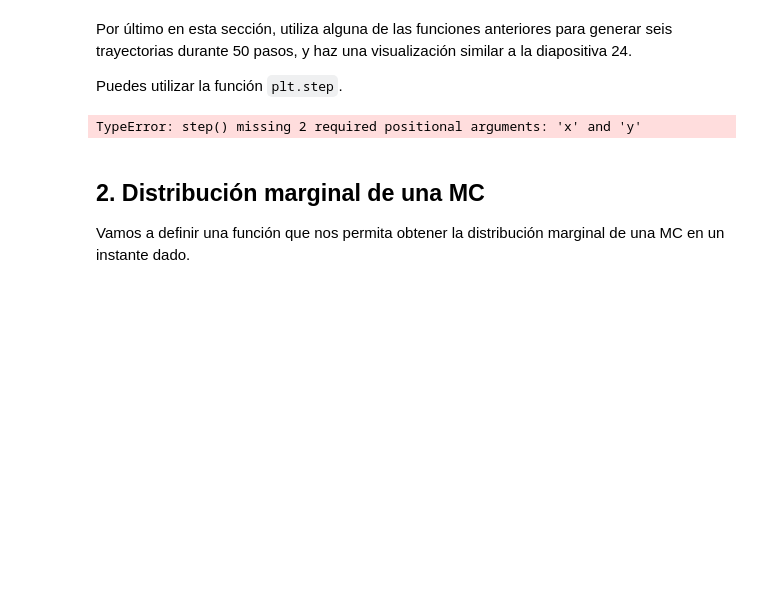
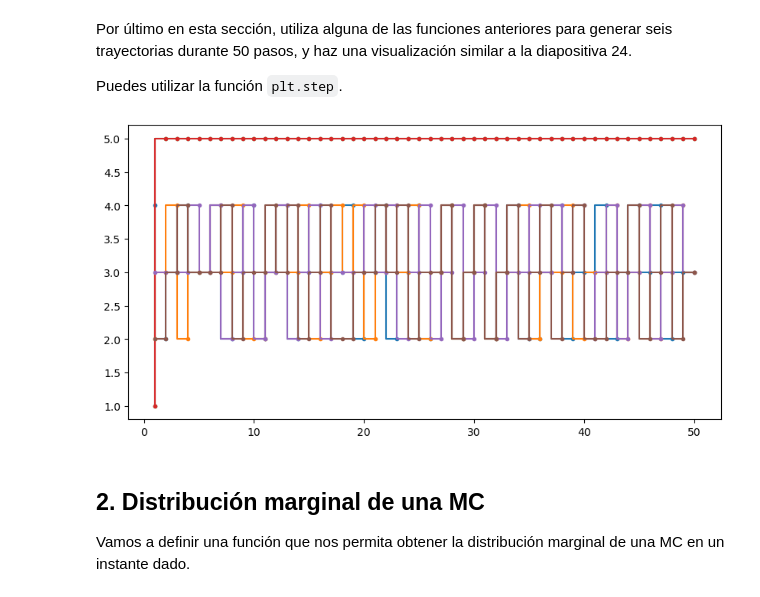
Before and after one commit to raido5/UGR, a Jupyter notebook: Procesos/Copie_de_MC_PRADO.ipynb, the cells around one changed output. Cells and saved outputs as stored; diff of their text form; code cells hidden in the pictures; blank space fills up the shorter version.

````diff
--- a/Procesos/Copie_de_MC_PRADO.ipynb
+++ b/Procesos/Copie_de_MC_PRADO.ipynb
@@ -141,11 +141,28 @@ trayectorias = simular_trayectorias_effic(P, pi_sup_1, n_samples, n_steps)
 Por último en esta sección, utiliza alguna de las funciones anteriores para generar seis trayectorias durante 50 pasos, y haz una visualización similar a la diapositiva 24.
 
 Puedes utilizar la función ```plt.step```.
-# %%
-# COMPLETAR: haz una visualización similar a la diapositiva 24.
-plt.step()
-# %% [output]
-TypeError: step() missing 2 required positional arguments: 'x' and 'y'
+# %%
+n_samples = 6
+n_steps = 50
+P = np.array([
+    [0.2, 0.3, 0.0, 0.0, 0.5],
+    [0.0, 0.1, 0.9, 0.0, 0.0],
+    [0.0, 0.0, 0.2, 0.8, 0.0],
+    [0.0, 0.7, 0.3, 0.0, 0.0],
+    [0.0, 0.0, 0.0, 0.0, 1.0]
+])
+
+pi_sup_1 = np.array([0.2, 0.2, 0.2, 0.2, 0.2])
+trayectorias = simular_trayectorias_effic(P, pi_sup_1, n_samples, n_steps)
+
+plt.figure(figsize=(10, 5))
+
+for sample in range(n_samples):
+    plt.step( np.arange(1, n_steps + 1), trayectorias[sample, :] + 1, marker=".",
+    )
+plt.show()
+# %% [output]
+[figure, added]
 # %% [markdown]
 ## 2. Distribución marginal de una MC
 
````
Also changed, not shown: parts of 10 cells of this notebook.
